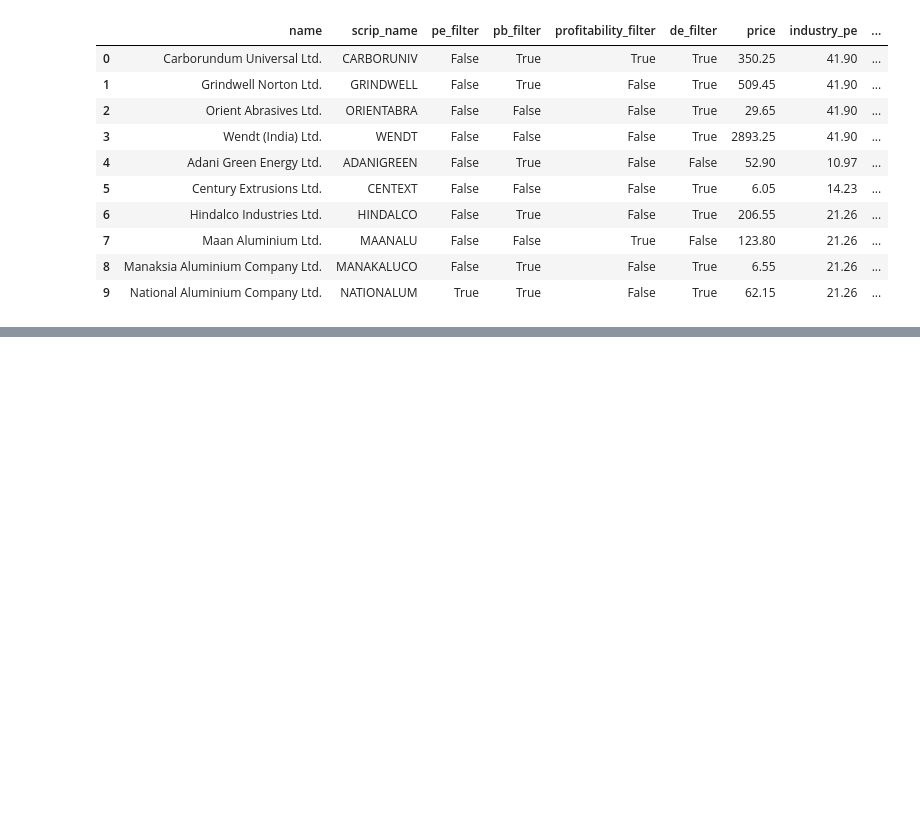
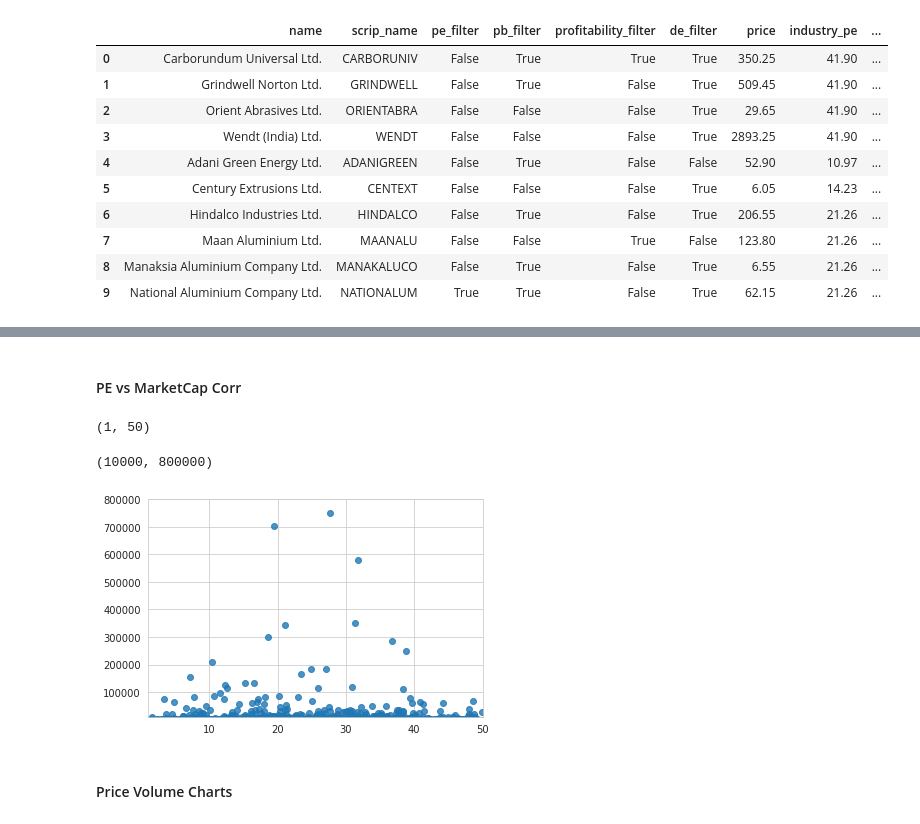
Before and after one commit to faizanahemad/data-science-utils, a Jupyter notebook: data_science_utils/financial/mutual_fund.ipynb, the cells around one changed output, grey strips where cells are left out. Cells and saved outputs as stored; diff of their text form; code cells hidden in the pictures; blank space fills up the shorter version.

```diff
--- a/data_science_utils/financial/mutual_fund.ipynb
+++ b/data_science_utils/financial/mutual_fund.ipynb
@@ -37,6 +37,15 @@ from fastnumbers import fast_float
 from multiprocessing.dummy import Pool as ThreadPool
 import more_itertools
 from random import shuffle
+
+import matplotlib.pyplot as plt
+import seaborn as sns
+from datetime import datetime
+%matplotlib inline
+import json
+
+import seaborn as sns
+sns.set_style('whitegrid')
 # %% [markdown]
 ### Libs
 # %%
@@ -1063,0 +1062,22 @@ scores_df.head(10)
+# %% [markdown]
+#### PE vs MarketCap Corr
+# %%
+pe_list = []
+mcap_list = []
+for key in accumulator.keys():
+    prices_df = accumulator[key]['past_prices']['all_past_prices']
+    pe = accumulator[key]['pe']
+    mcap = accumulator[key]['market_cap']
+    pe_list.append(pe)
+    mcap_list.append(mcap)
+
+ax = sns.regplot(x=pe_list, y=mcap_list,fit_reg=False)
+ax.set_xlim([1,50])
+ax.set_ylim([10000,800000])
+plt.show()
+# %% [output]
+(1, 50)
+(10000, 800000)
+[figure, added]
+# %% [markdown]
+#### Price Volume Charts
```
Also changed, not shown: parts of 40 cells of this notebook.
